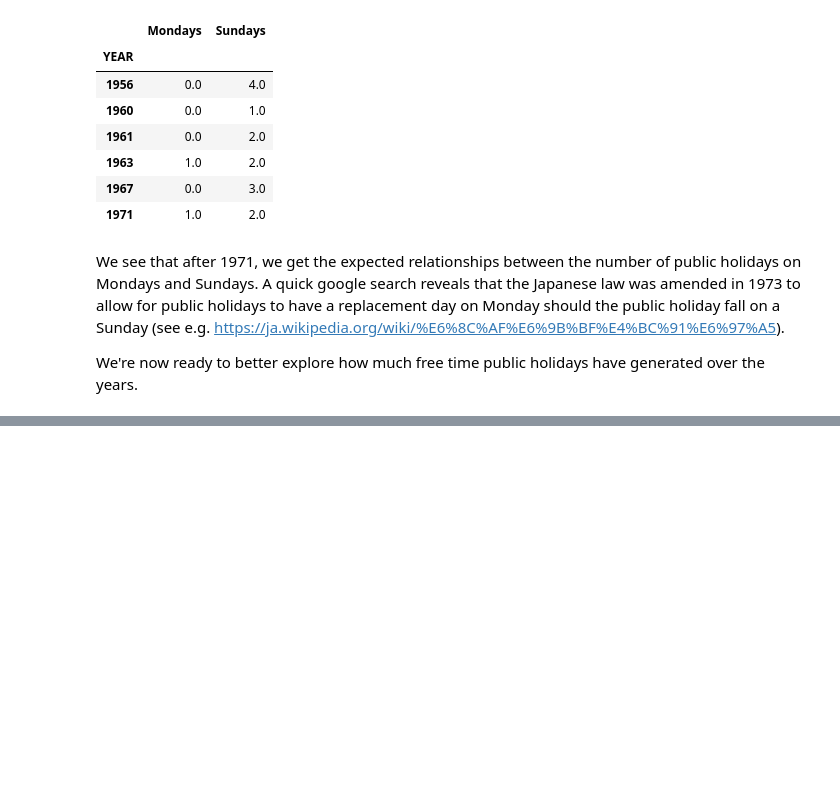
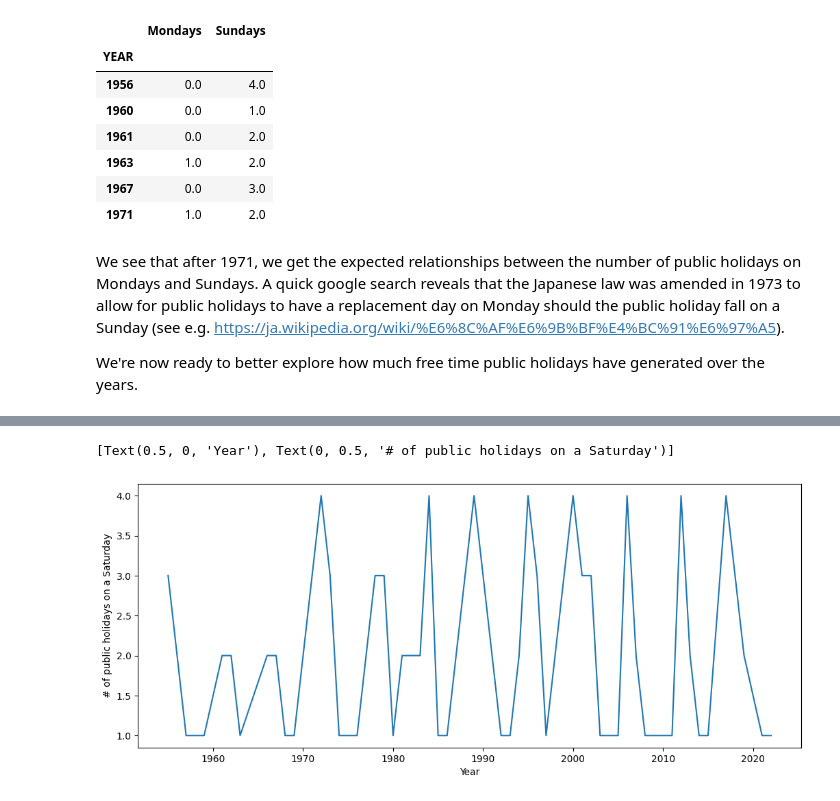
Before and after one commit to Open-Data-Japan/odj-data-public_holidays, a Jupyter notebook: sample-analysis/jupyter-odj-data-public_holidays.ipynb, the cells around one changed output, grey strips where cells are left out. Saved outputs shown, nothing was run; the diff lists cells and outputs as text; code cells hidden in the pictures; blank space fills up the shorter version.

```diff
--- a/sample-analysis/jupyter-odj-data-public_holidays.ipynb
+++ b/sample-analysis/jupyter-odj-data-public_holidays.ipynb
@@ -153,0 +182,6 @@ Here are some basic questions we may want to answer from this data:
+# %%
+ax = df_d.query("DOW == 5").groupby(['YEAR']).count().DATE_OF_PUBLIC_HOLIDAY.plot(figsize=(12.5,5))
+ax.set(xlabel='Year', ylabel='# of public holidays on a Saturday')
+# %% [output]
+[Text(0.5, 0, 'Year'), Text(0, 0.5, '# of public holidays on a Saturday')]
+[figure, added]
```
Also changed, not shown: parts of 9 cells of this notebook.
